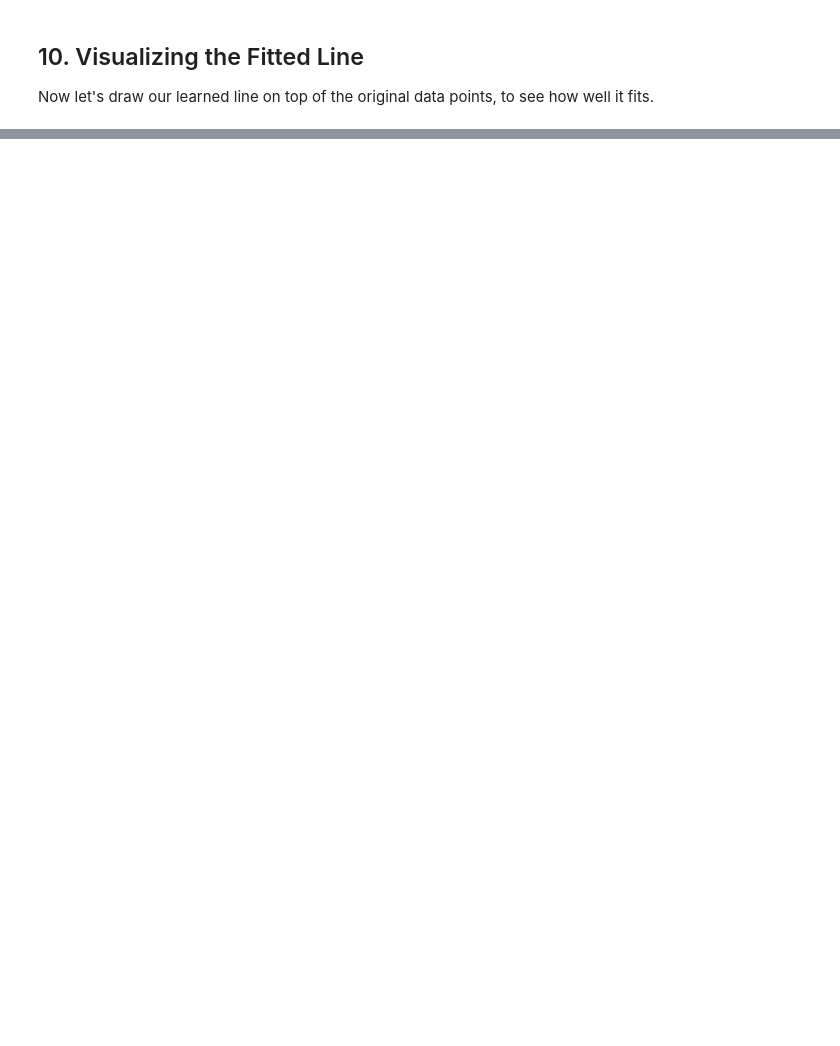
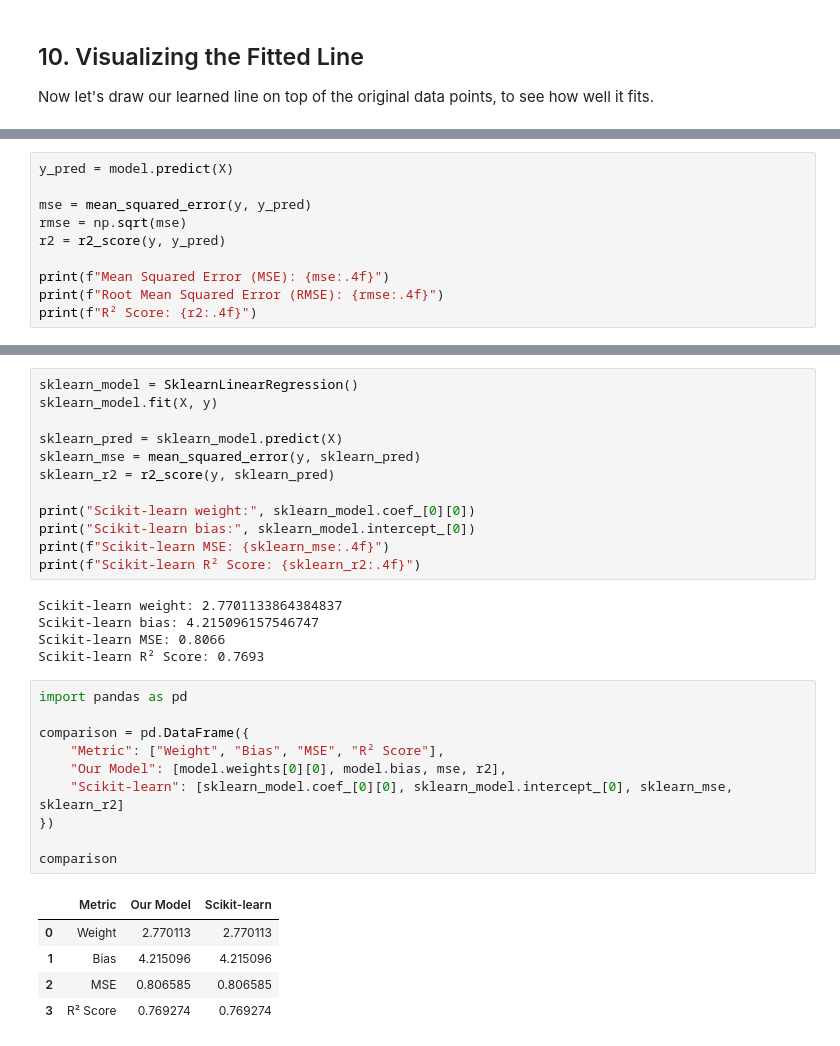
Before and after one commit to Kapil-IITM/ml-from-scratch, a Jupyter notebook: algorithms/01_linear_regression/notebook.ipynb, the cells around one changed output, grey strips where cells are left out. Saved outputs shown, nothing was run; the diff lists cells and outputs as text; blank space fills up the shorter version.

Commit message:
Add Linear Regression notebook with theory, math, and sklearn comparison

```diff
--- a/algorithms/01_linear_regression/notebook.ipynb
+++ b/algorithms/01_linear_regression/notebook.ipynb
@@ -327,0 +350,10 @@ plt.show()
+# %%
+y_pred = model.predict(X)
+
+mse = mean_squared_error(y, y_pred)
+rmse = np.sqrt(mse)
+r2 = r2_score(y, y_pred)
+
+print(f"Mean Squared Error (MSE): {mse:.4f}")
+print(f"Root Mean Squared Error (RMSE): {rmse:.4f}")
+print(f"R² Score: {r2:.4f}")
@@ -327,0 +370,33 @@ plt.show()
+# %%
+sklearn_model = SklearnLinearRegression()
+sklearn_model.fit(X, y)
+
+sklearn_pred = sklearn_model.predict(X)
+sklearn_mse = mean_squared_error(y, sklearn_pred)
+sklearn_r2 = r2_score(y, sklearn_pred)
+
+print("Scikit-learn weight:", sklearn_model.coef_[0][0])
+print("Scikit-learn bias:", sklearn_model.intercept_[0])
+print(f"Scikit-learn MSE: {sklearn_mse:.4f}")
+print(f"Scikit-learn R² Score: {sklearn_r2:.4f}")
+# %% [output]
+Scikit-learn weight: 2.7701133864384837
+Scikit-learn bias: 4.215096157546747
+Scikit-learn MSE: 0.8066
+Scikit-learn R² Score: 0.7693
+# %%
+import pandas as pd
+
+comparison = pd.DataFrame({
+    "Metric": ["Weight", "Bias", "MSE", "R² Score"],
+    "Our Model": [model.weights[0][0], model.bias, mse, r2],
+    "Scikit-learn": [sklearn_model.coef_[0][0], sklearn_model.intercept_[0], sklearn_mse, sklearn_r2]
+})
+
+comparison
+# %% [output]
+|  | Metric | Our Model | Scikit-learn |
+| 0 | Weight | 2.770113 | 2.770113 |
+| 1 | Bias | 4.215096 | 4.215096 |
+| 2 | MSE | 0.806585 | 0.806585 |
+| 3 | R² Score | 0.769274 | 0.769274 |
```
Also changed, not shown: parts of 9 cells of this notebook.
